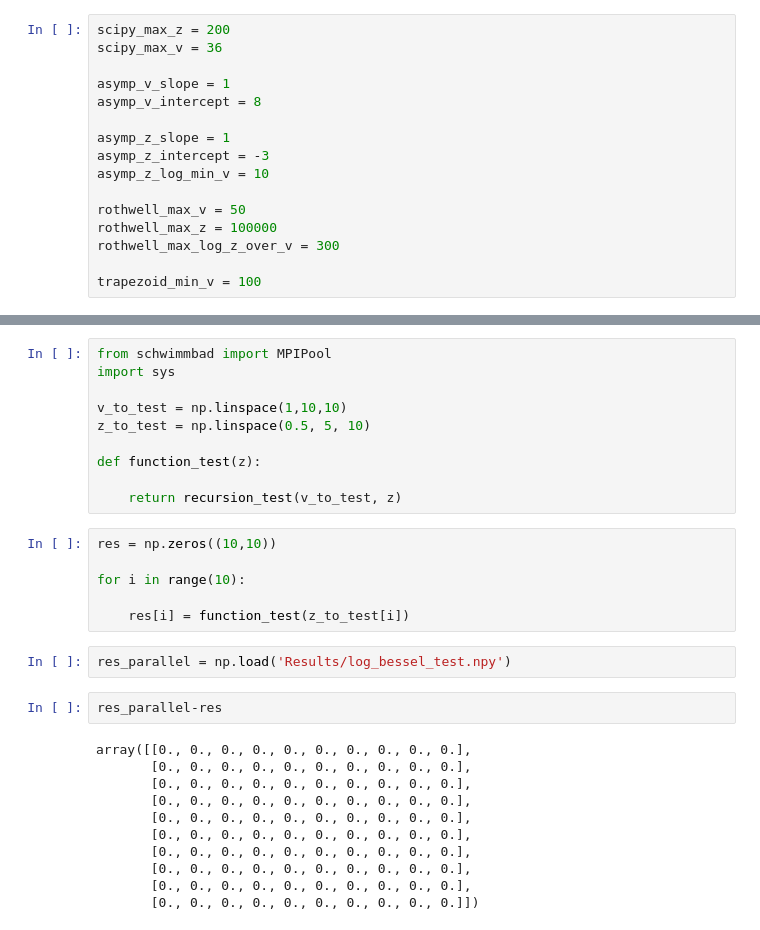
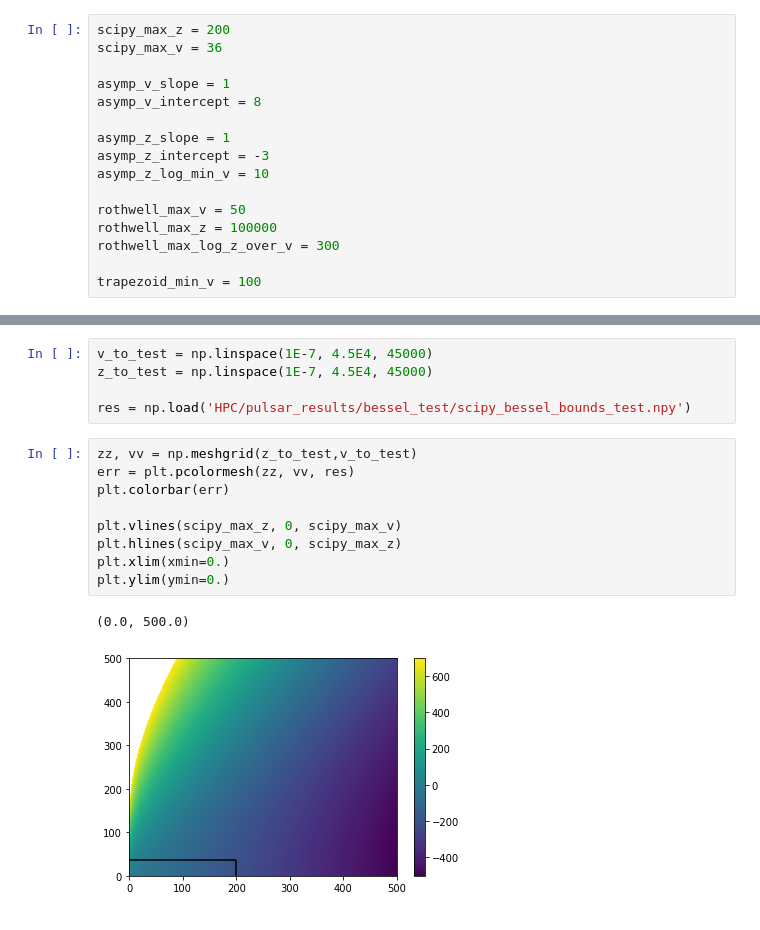
Before and after one commit to jacob-hjortlund/Bsc, a Jupyter notebook: Log bessel.ipynb, the cells around one changed output, grey strips where cells are left out. Saved outputs shown, nothing was run; the diff lists cells and outputs as text.

Commit message:
Testing scipy kv bounds, to increase range. Also discovered the magic that is sshfs.

```diff
--- a/Log bessel.ipynb
+++ b/Log bessel.ipynb
@@ -121,31 +124,17 @@ plt.ylabel(r'$\nu$')
-# %%
-from schwimmbad import MPIPool
-import sys
-
-v_to_test = np.linspace(1,10,10)
-z_to_test = np.linspace(0.5, 5, 10)
-
-def function_test(z):
-
-    return recursion_test(v_to_test, z)
-# %%
-res = np.zeros((10,10))
-
-for i in range(10):
-
-    res[i] = function_test(z_to_test[i])
-# %%
-res_parallel = np.load('Results/log_bessel_test.npy')
-# %%
-res_parallel-res
-# %% [output]
-array([[0., 0., 0., 0., 0., 0., 0., 0., 0., 0.],
-       [0., 0., 0., 0., 0., 0., 0., 0., 0., 0.],
-       [0., 0., 0., 0., 0., 0., 0., 0., 0., 0.],
-       [0., 0., 0., 0., 0., 0., 0., 0., 0., 0.],
-       [0., 0., 0., 0., 0., 0., 0., 0., 0., 0.],
-       [0., 0., 0., 0., 0., 0., 0., 0., 0., 0.],
-       [0., 0., 0., 0., 0., 0., 0., 0., 0., 0.],
-       [0., 0., 0., 0., 0., 0., 0., 0., 0., 0.],
-       [0., 0., 0., 0., 0., 0., 0., 0., 0., 0.],
-       [0., 0., 0., 0., 0., 0., 0., 0., 0., 0.]])
+# %%
+v_to_test = np.linspace(1E-7, 4.5E4, 45000)
+z_to_test = np.linspace(1E-7, 4.5E4, 45000)
+
+res = np.load('HPC/pulsar_results/bessel_test/scipy_bessel_bounds_test.npy')
+# %%
+zz, vv = np.meshgrid(z_to_test,v_to_test)
+err = plt.pcolormesh(zz, vv, res)
+plt.colorbar(err)
+
+plt.vlines(scipy_max_z, 0, scipy_max_v)
+plt.hlines(scipy_max_v, 0, scipy_max_z)
+plt.xlim(xmin=0.)
+plt.ylim(ymin=0.)
+# %% [output]
+(0.0, 500.0)
+[figure, added]
```
Also changed, not shown: parts of 1 cell of this notebook, 2 other files.
